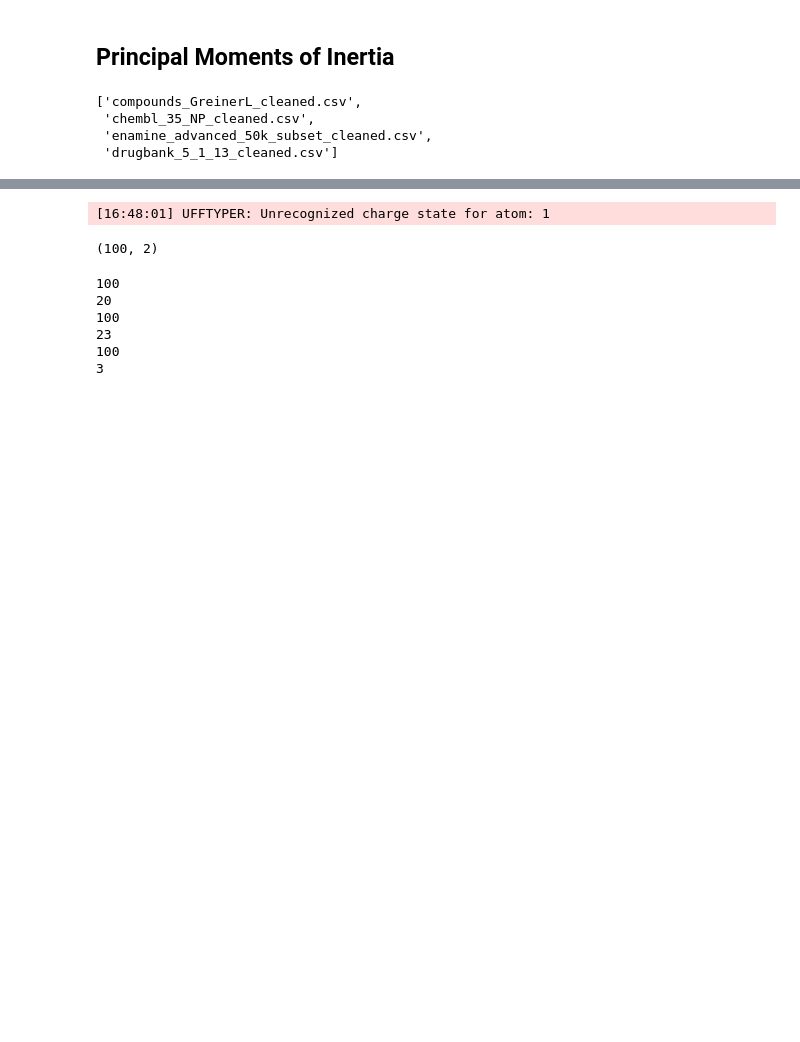
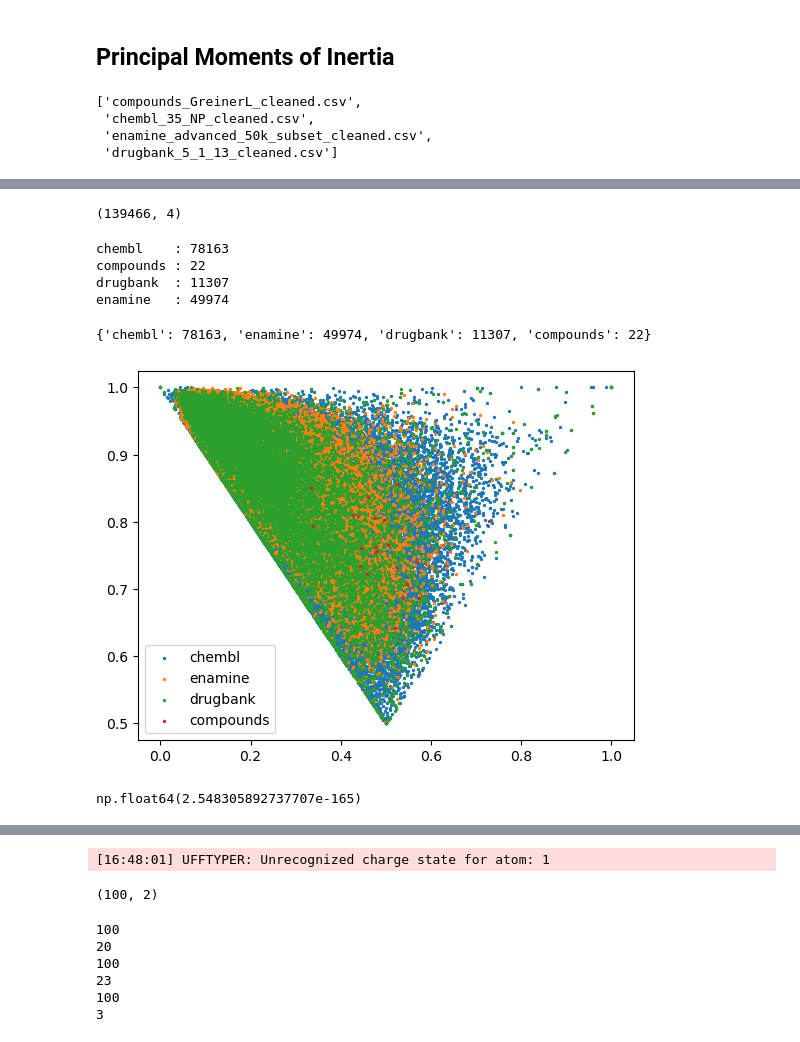
Before and after one commit to BernalFA/2025_Greiner_PseudoNPs, a Jupyter notebook: notebooks/1.06-fb-PMIs.ipynb, the cells around one changed output, grey strips where cells are left out. Saved outputs shown, nothing was run; the diff lists cells and outputs as text; code cells hidden in the pictures; blank space fills up the shorter version.

```diff
--- a/notebooks/1.06-fb-PMIs.ipynb
+++ b/notebooks/1.06-fb-PMIs.ipynb
@@ -313,0 +109,12 @@ KeyboardInterrupt: Embedding cancelled
+# %%
+def get_pmis(filepath):
+    df = pd.read_csv(filepath)
+    PandasTools.AddMoleculeColumnToFrame(df, smilesCol="taut_smiles")
+    if len(df) > 1000:
+        pandarallel.initialize(nb_workers=24, progress_bar=True)
+        res = df["ROMol"].parallel_apply(calc_pmi)
+        df[["NPR1", "NPR2"]] = pd.DataFrame(res.tolist(), index=df.index)
+    else:
+        df[["NPR1", "NPR2"]] = df["ROMol"].apply(calc_pmi).apply(pd.Series)
+    cols = [df.columns[0]] + ["NPR1", "NPR2"]
+    return df[cols]
@@ -313,0 +197,14 @@ KeyboardInterrupt: Embedding cancelled
+# %%
+results_files = [f for f in os.listdir(os.path.join(BASE_PATH, "reports"))
+                 if f.startswith("PMIs")]
+
+pmis = []
+for f in results_files:
+    filepath = os.path.join(BASE_PATH, "reports", f)
+    df = pd.read_csv(filepath)
+    pmis.append(df)
+
+pmis = pd.concat(pmis, axis=0)
+pmis.shape
+# %% [output]
+(139466, 4)
@@ -313,0 +214,18 @@ KeyboardInterrupt: Embedding cancelled
+# %%
+pmis = pd.read_csv(os.path.join(BASE_PATH, "reports", "PMIs.csv"))
+# %%
+order = {}
+for name, group in pmis.groupby("dataset"):
+    l = pmis.dataset.apply(len).max() + 1
+    print(f"{name :10}: {len(group)}")
+    order[name] = len(group)
+
+order = {k: v for k, v in sorted(order.items(), key=lambda item: item[1], reverse=True)}
+
+order
+# %% [output]
+chembl    : 78163
+compounds : 22
+drugbank  : 11307
+enamine   : 49974
+{'chembl': 78163, 'enamine': 49974, 'drugbank': 11307, 'compounds': 22}
@@ -313,0 +234,11 @@ KeyboardInterrupt: Embedding cancelled
+# %%
+fig = plt.figure()
+ax = fig.add_subplot()
+for data in order.keys():
+        idx = pmis.query("dataset == @data").index
+        ax.scatter(pmis["NPR1"].loc[idx], pmis["NPR2"].loc[idx], s=2, label=data)
+
+plt.legend()
+plt.show()
+# %% [output]
+[figure, added]
@@ -313,0 +257,4 @@ KeyboardInterrupt: Embedding cancelled
+# %%
+z[25, 98]
+# %% [output]
+np.float64(2.548305892737707e-165)
```
Also changed, not shown: parts of 29 cells of this notebook, 5 other files.
